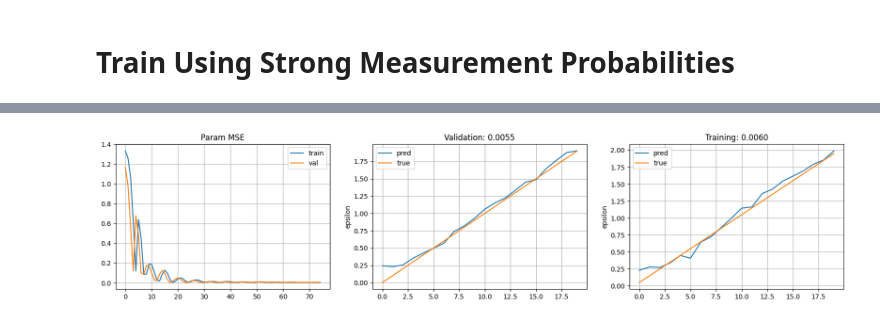
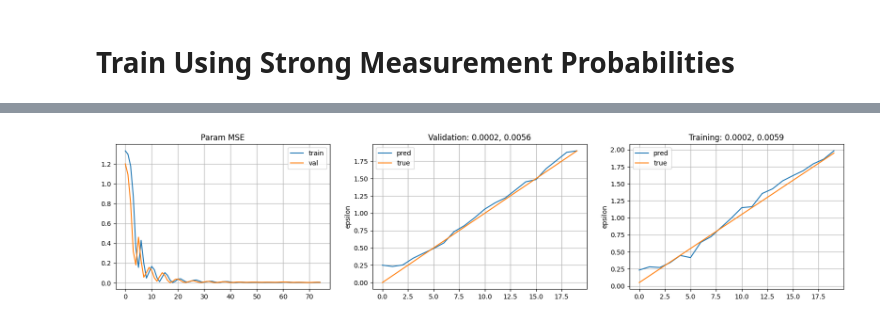
Before and after one commit to ktucker27/quantumML, a Jupyter notebook: python/notebooks/fusion_test.ipynb, the cells around one changed output, grey strips where cells are left out. Saved outputs shown, nothing was run; the diff lists cells and outputs as text; code cells hidden in the pictures.

```diff
--- a/python/notebooks/fusion_test.ipynb
+++ b/python/notebooks/fusion_test.ipynb
@@ -319,7 +318,7 @@ plt.plot(model_out[:,-1,-1] + 1.0e-8, label='pred');
 plt.plot(valid_params, label='true')
 plt.grid()
 plt.legend()
-plt.title('Validation: %.4f' % (fusion.param_loss(valid_params[:,tf.newaxis], model_out[:,-1,-1][:,tf.newaxis] + 1.0e-8).numpy()))
+plt.title('Validation: %.4f, %.4f' % (loss_func(valid_y, model_out), fusion.param_loss(valid_params[:,tf.newaxis], model_out[:,-1,-1][:,tf.newaxis] + 1.0e-8).numpy()))
 plt.ylabel('epsilon');
 
 plt.subplot(1,3,3)
@@ -328,6 +327,6 @@ plt.plot(model_out[:,-1,-1] + 1.0e-8, label='pred');
 plt.plot(train_params, label='true')
 plt.grid();
 plt.legend()
-plt.title('Training: %.4f' % (fusion.param_loss(train_params[:,tf.newaxis], model_out[:,-1,-1][:,tf.newaxis] + 1.0e-8).numpy()))
+plt.title('Training: %.4f, %.4f' % (loss_func(train_y, model_out), fusion.param_loss(train_params[:,tf.newaxis], model_out[:,-1,-1][:,tf.newaxis] + 1.0e-8).numpy()))
 plt.ylabel('epsilon');
 # %% [output]
@@ -336 +335 @@ plt.ylabel('epsilon');
-[figure, old version]
+[figure, new version]
```
Also changed, not shown: parts of 6 cells of this notebook.
